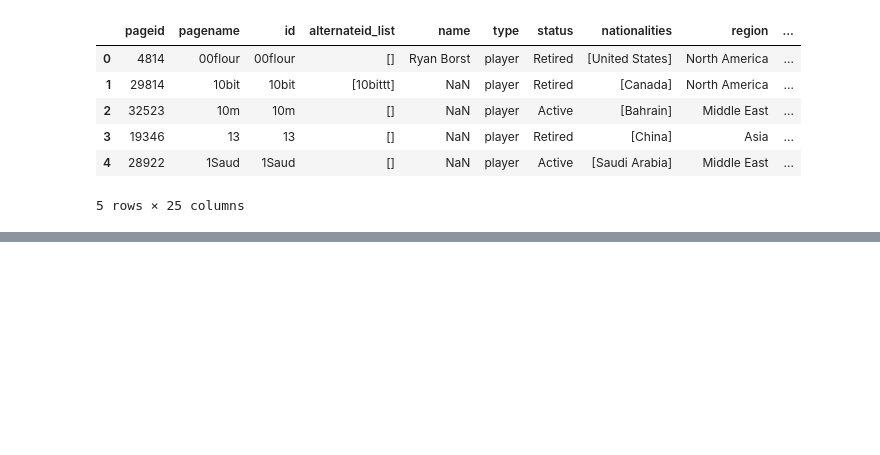
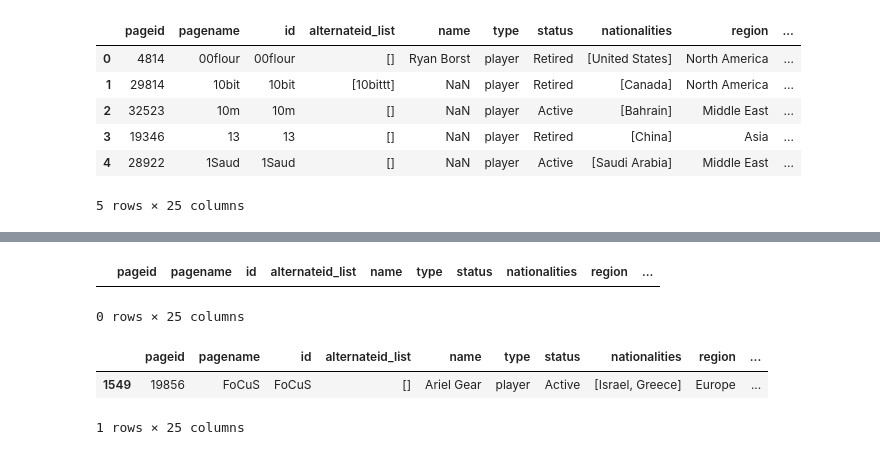
Before and after one commit to KonchakivskyiDanylo/Chill, a Jupyter notebook: players_optimize.ipynb, the cells around one changed output, grey strips where cells are left out. Cells and saved outputs as stored; diff of their text form; code cells hidden in the pictures; blank space fills up the shorter version.

```diff
--- a/players_optimize.ipynb
+++ b/players_optimize.ipynb
@@ -509,0 +532,11 @@ df_players[(df_players["region_tier"]=="easy")&(df_players["region"]=="South Ame
+# %%
+df_players[df_players["region"]=="Africa"]
+# %% [output]
+|  | pageid | pagename | id | alternateid_list | name | type | status | nationalities | region | ... |
+0 rows × 25 columns
+# %%
+df_players[df_players["pagename"]=="FoCuS"]
+# %% [output]
+|  | pageid | pagename | id | alternateid_list | name | type | status | nationalities | region | ... |
+| 1549 | 19856 | FoCuS | FoCuS | [] | Ariel Gear | player | Active | [Israel, Greece] | Europe | ... |
+1 rows × 25 columns
```
Also changed, not shown: parts of 23 cells of this notebook.
